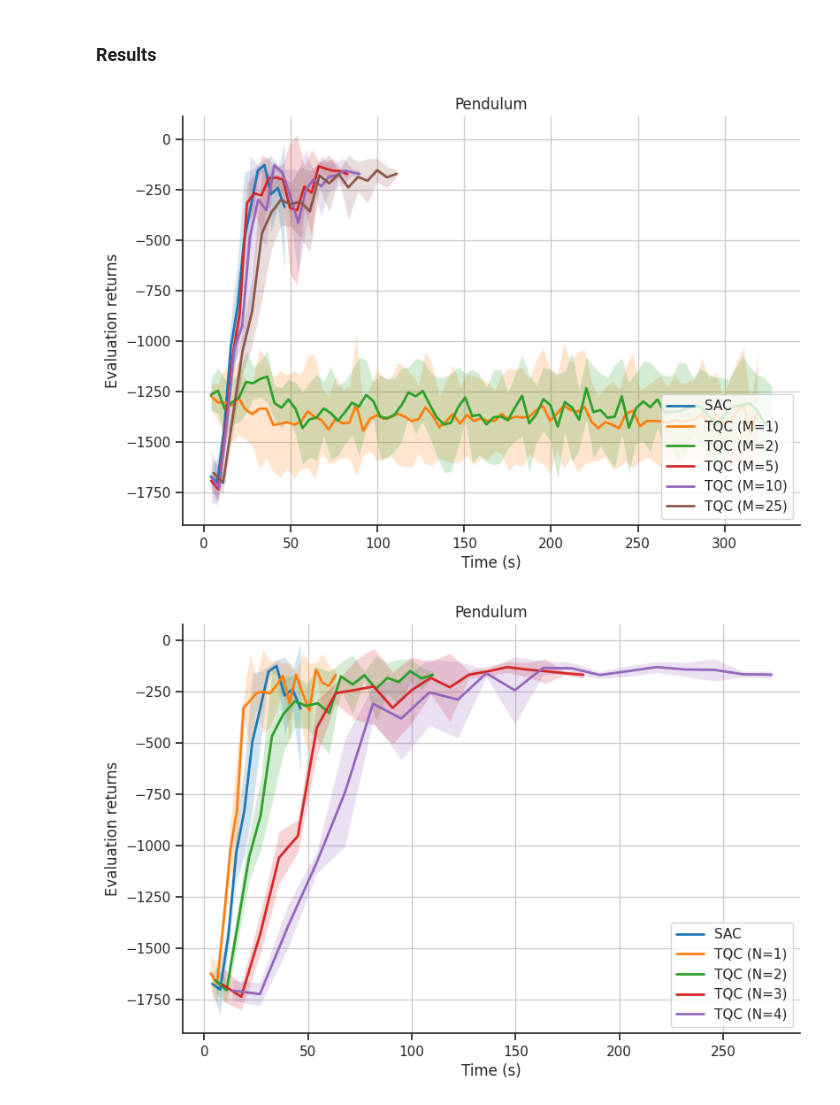
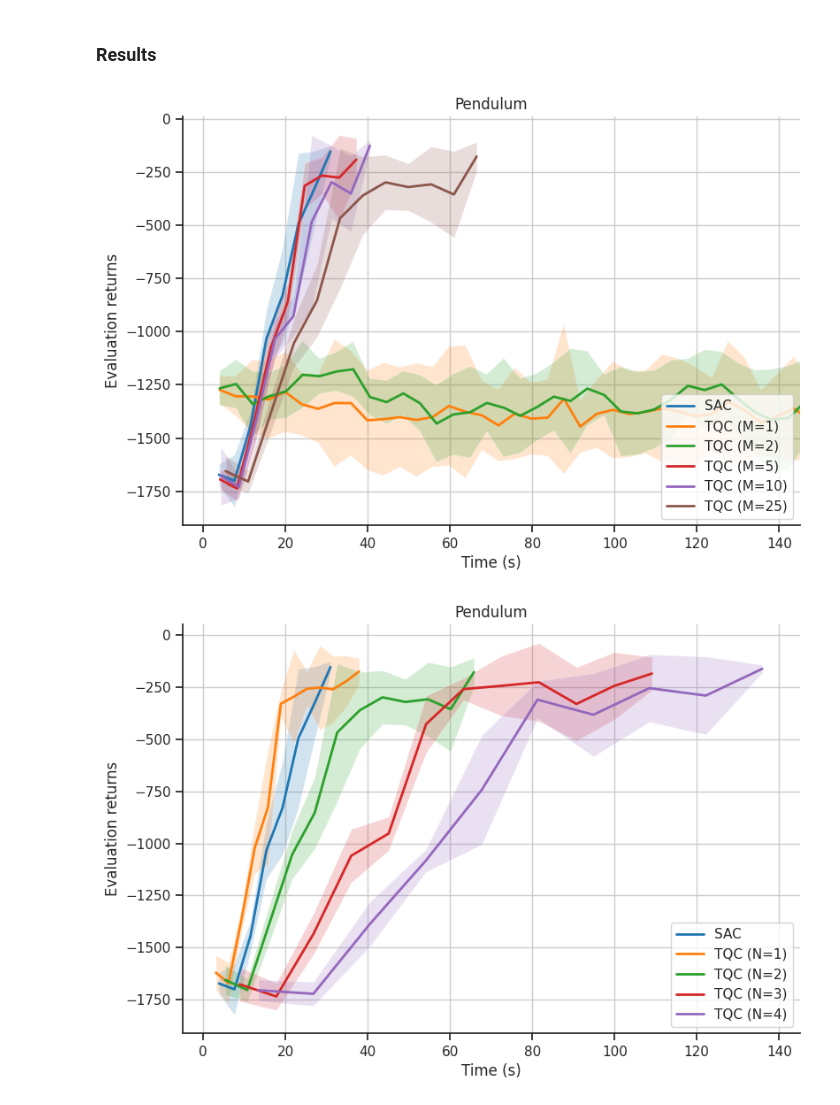
Before and after one commit to julesdubr/iar_tqc, a Jupyter notebook: plot.ipynb, the cells around one changed output. Saved outputs shown, nothing was run; the diff lists cells and outputs as text; code cells hidden in the pictures.

Commit message:
update pendulum plots

```diff
--- a/plot.ipynb
+++ b/plot.ipynb
@@ -422,9 +422,6 @@ plt.show()
 # %%
 n_seeds = 3
-reward_threshold = 2000
-
-env_name = "HalfCheetah-v3"
-
+env_name = "Pendulum-v3"
 datas = {"sac": dict(), "tqc": {"n_quantiles": dict(), "n_critics": dict()}}
 # %% [markdown]
 ### SAC
@@ -570,7 +567,7 @@ filename = f"{env}_curves"
 with open(f"data/{filename}.pkl", "rb") as f:
     datas = pk.load(f)
 
-reward_threshold = 3000
+reward_threshold = -200
 # %%
 fig, ax = plt.subplots(figsize=(9,6))
 
@@ -586,7 +583,7 @@ for n_quantiles in [1, 2, 5, 10, 25]:
 ax.legend(loc="lower right")
 ax.set_xlabel("Time (s)")
 ax.set_ylabel("Evaluation returns")
-# ax.set_xlim([-5, 145])
+ax.set_xlim([-5, 145])
 ax.set_title(env_name[:-3])
 
 fig.savefig(
@@ -595,29 +592,29 @@ fig.savefig(
 
 plt.show()
 # %% [output]
-[figure, old version]
+[figure, new version]
 # %%
 fig, ax = plt.subplots(figsize=(9,6))
 
 mean, std, times = cut_arrays(datas["sac"], threshold=reward_threshold)
 ax.plot(times, mean, label="SAC", linewidth=2)
 ax.fill_between(times, mean-std, mean+std, alpha=0.2)
 
 for n_critics in [1, 2, 3, 4]:
     mean, std, times = cut_arrays(datas["tqc"]["n_critics"][n_critics], threshold=reward_threshold)
     ax.plot(times, mean, label=f"TQC (N={n_critics})", linewidth=2)
     ax.fill_between(times, mean-std, mean+std, alpha=0.2)
 
 ax.legend(loc="lower right")
 ax.set_xlabel("Time (s)")
 ax.set_ylabel("Evaluation returns")
-# ax.set_xlim([-5, 145])
+ax.set_xlim([-5, 145])
 ax.set_title(env_name[:-3])
 
 fig.savefig(
     f"plots/{env}_sac_tqc_critics.png", facecolor="white", transparent=False
 )
 
 plt.show()
 # %% [output]
-[figure, old version]
+[figure, new version]
```
Also changed, not shown: parts of 5 cells of this notebook, 2 other files.
